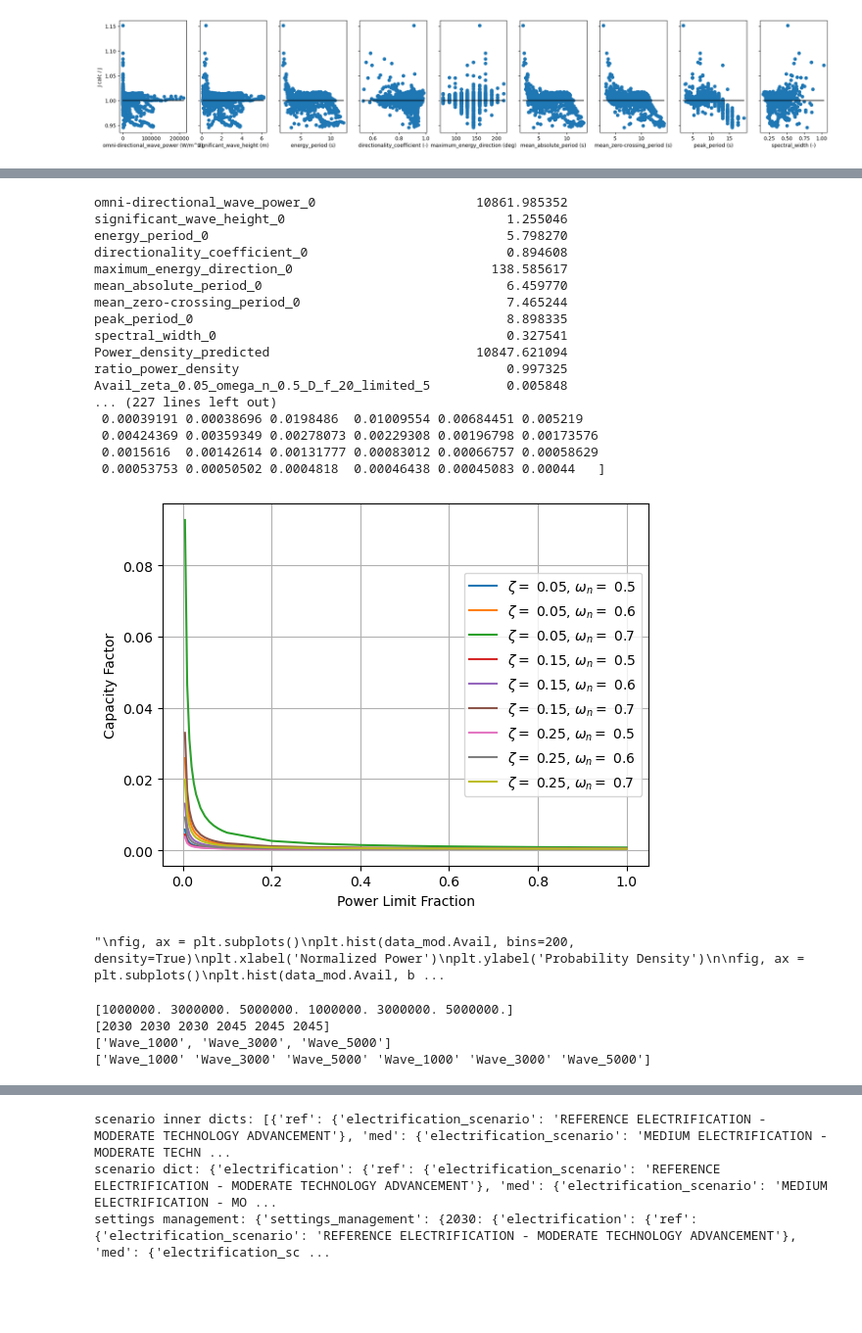
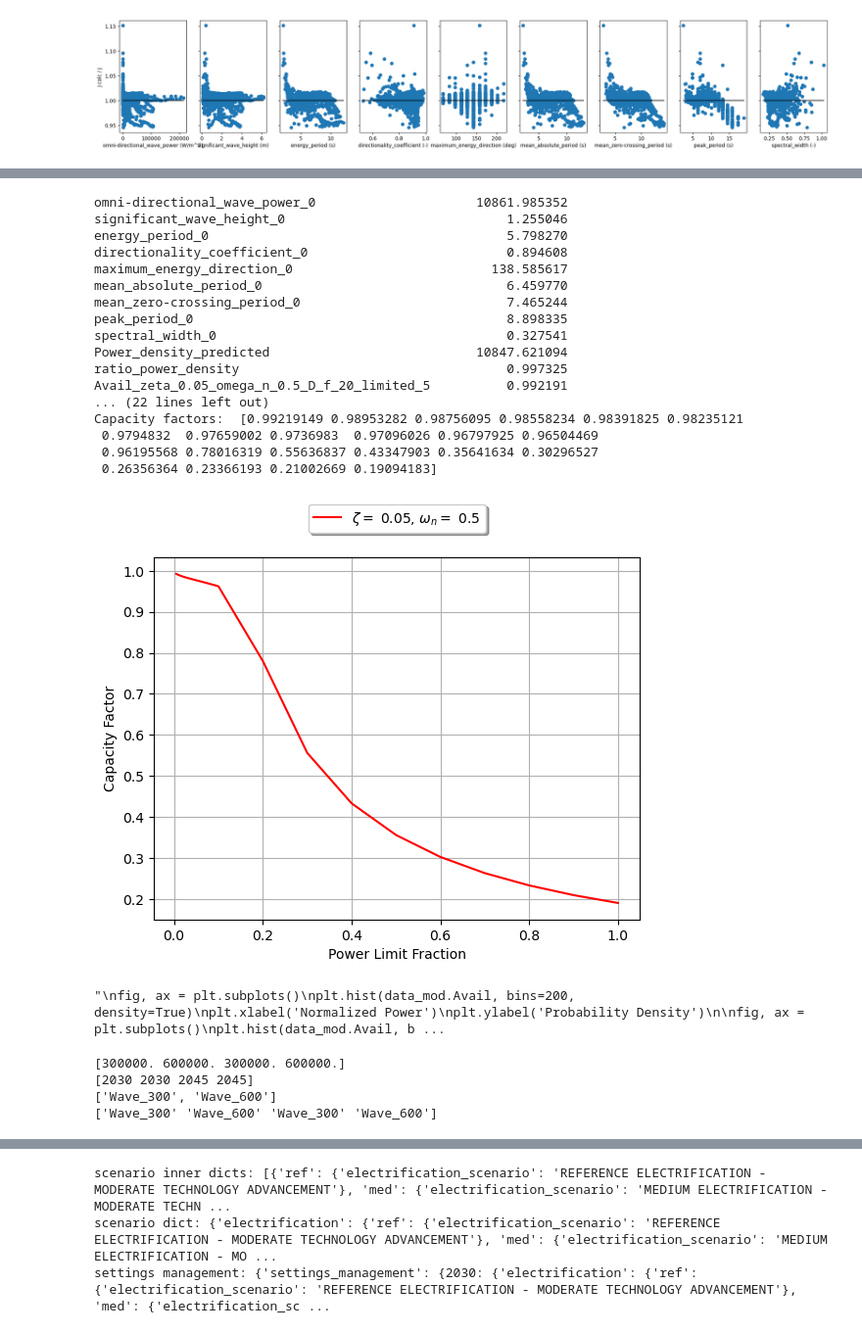
Before and after one commit to symbiotic-engineering/WEC-DECIDER, a Jupyter notebook: .calkit/notebooks/executed/modules/CEM/make_additional_tech_csv.ipynb, the cells around one changed output, grey strips where cells are left out. Shown: that part at 98% size. Cells and saved outputs as stored; diff of their text form; code cells hidden in the pictures; blank space fills up the shorter version.

```diff
--- a/.calkit/notebooks/executed/modules/CEM/make_additional_tech_csv.ipynb
+++ b/.calkit/notebooks/executed/modules/CEM/make_additional_tech_csv.ipynb
@@ -93,16 +93,17 @@ Text(0, 0.5, 'J calc / J ')
 G = 1 # gain for heave (=2 for surge/pitch)
 omega = 2 * np.pi / data_mod["mean_zero-crossing_period_0"]
 
-zeta_range = [0.05, 0.15, 0.25]#[0.01, 0.05, 0.1, 0.2, 1]
-omega_n_range = [0.5, 0.6, 0.7]#[0.4, 0.5, 0.6, 0.7, 1.5]
+zeta_range = [0.05]#[0.01, 0.05, 0.1, 0.2, 1]
+omega_n_range = [0.5]#[0.4, 0.5, 0.6, 0.7, 1.5]
 float_diam_range = [20] #[5, 15, 25, 35]  # in meters
 
 ZETA, OMEGA, OMEGA_N, D_f = np.meshgrid(zeta_range, omega, omega_n_range, float_diam_range)
 
 h = 85 # water depth in meters
 k = wave.resource.wave_number(omega/ (2*np.pi), h)  # wave number
-_,K,_,_ = np.meshgrid(zeta_range, k, omega_n_range, float_diam_range)
-mag_B_0_e = -0.0898 * K + 0.0217 # see fit in MDOcean/dev/B_0_e_vs_frequency.m
+_,K,_,_ = np.meshgrid(zeta_range, k, omega_n_range, float_diam_range) # wave number mesh, to mimic omega mesh
+mag_B_0_e_nondim = -0.0898 * K + 0.0217 # see fit in MDOcean/dev/B_0_e_vs_frequency.m
+mag_B_0_e = mag_B_0_e_nondim * h
 
 denom = np.cosh(K*h) * np.abs(Hankel(0,K*D_f/2))
 N_0 = 1 / 2 * (1 + np.sinh(2 * K * h) / (2 * K * h))
@@ -144,13 +145,23 @@ for d_idx in range(len(float_diam_range)):
     fig, ax = plt.subplots(len(zeta_range), len(omega_n_range), sharey=True, figsize=(10,8))
     for z_idx in range(len(zeta_range)):
         for o_idx in range(len(omega_n_range)):
-            ax[z_idx, o_idx].plot(CW_frac_raw[:, z_idx, o_idx])
-            ax[z_idx, o_idx].plot([0, len(CW_frac_raw[:, z_idx, o_idx])], [1, 1], 'k')
+            # deal with axes size for scalars
+            if len(zeta_range) == 1 and len(omega_n_range) == 1:
+                ax_obj = ax
+            elif len(zeta_range) == 1:
+                ax_obj = ax[o_idx]
+            elif len(omega_n_range) == 1:
+                ax_obj = ax[z_idx]
+            else:
+                ax_obj = ax[z_idx, o_idx]
+
+            ax_obj.plot(CW_frac_raw[:, z_idx, o_idx])
+            ax_obj.plot([0, len(CW_frac_raw[:, z_idx, o_idx])], [1, 1], 'k')
             if z_idx == 0:
-                ax[z_idx, o_idx].set_title("$\omega_n =$ " + str(omega_n_range[o_idx]))
+                ax_obj.set_title("$\omega_n =$ " + str(omega_n_range[o_idx]))
             if o_idx == 0:
-                ax[z_idx, o_idx].set_ylabel("$\zeta =$ " + str(zeta_range[z_idx]))
-            ax[z_idx, o_idx].set_ylim([0, 1.5])
+                ax_obj.set_ylabel("$\zeta =$ " + str(zeta_range[z_idx]))
+            ax_obj.set_ylim([0, 1.5])
     fig.supxlabel("time index (3-hour intervals)")
     fig.supylabel("Raw CW fraction for $D_f =$ " + str(float_diam_range[d_idx]) + " m")
 # %% [output]
@@ -162,7 +173,9 @@ P_lim_list = np.concatenate( (np.linspace(0.005, 0.025, num=5), np.linspace(0.03
 for d_idx in range(len(float_diam_range)):
     for z_idx in range(len(zeta_range)):
         for o_idx in range(len(omega_n_range)):
-            key_unlimited = "Avail_zeta_" + str(zeta_range[z_idx]) + "_omega_n_" + str(omega_n_range[o_idx]) + "_D_f_" + str(float_diam_range[d_idx])
+            key_unlimited = "Avail_zeta_" + str(zeta_range[z_idx]) + \
+                            "_omega_n_"   + str(omega_n_range[o_idx]) + \
+                            "_D_f_"       + str(float_diam_range[d_idx])
             data_unlimited = CW_frac[:, z_idx, o_idx, d_idx] / np.max(CW_frac[:, z_idx, o_idx, d_idx])
             for P_limit in P_lim_list:
                 key_limited = key_unlimited + "_limited_" + str(int(P_limit*1000))
@@ -188,31 +201,35 @@ peak_period_0                                         8.898335
 spectral_width_0                                      0.327541
 Power_density_predicted                           10847.621094
 ratio_power_density                                   0.997325
-Avail_zeta_0.05_omega_n_0.5_D_f_20_limited_5          0.005848
-... (227 lines left out)
- 0.00039191 0.00038696 0.0198486  0.01009554 0.00684451 0.005219
- 0.00424369 0.00359349 0.00278073 0.00229308 0.00196798 0.00173576
- 0.0015616  0.00142614 0.00131777 0.00083012 0.00066757 0.00058629
- 0.00053753 0.00050502 0.0004818  0.00046438 0.00045083 0.00044   ]
+Avail_zeta_0.05_omega_n_0.5_D_f_20_limited_5          0.992191
+... (22 lines left out)
+Capacity factors:  [0.99219149 0.98953282 0.98756095 0.98558234 0.98391825 0.98235121
+ 0.9794832  0.97659002 0.9736983  0.97096026 0.96797925 0.96504469
+ 0.96195568 0.78016319 0.55636837 0.43347903 0.35641634 0.30296527
+ 0.26356364 0.23366193 0.21002669 0.19094183]
 # %%
 
 P_lim_list_full = np.concatenate((P_lim_list,[1]))
 lens = (len(P_lim_list_full),len(zeta_range), len(omega_n_range))
 P_lim_frac = np.broadcast_to(P_lim_list_full[:,None,None], lens)
 CF_matrix = np.reshape(CFs, (lens[1],lens[2],lens[0])).transpose(2, 0, 1)
 
+cols = ['r','b','g']
+lines = ['-', '--', ':']
 fig, ax = plt.subplots()
 for z_idx in range(len(zeta_range)):
     for o_idx in range(len(omega_n_range)):
-        ax.plot(P_lim_frac[:, z_idx, o_idx], CF_matrix[:, z_idx, o_idx], label="$\zeta =$ " + str(zeta_range[z_idx]) + ", $\omega_n =$ " + str(omega_n_range[o_idx]))
+        ax.plot(P_lim_frac[:, z_idx, o_idx], CF_matrix[:, z_idx, o_idx], color=cols[z_idx], linestyle=lines[o_idx],
+                label="$\zeta =$ " + str(zeta_range[z_idx]) + ", $\omega_n =$ " + str(omega_n_range[o_idx]))
 ax.set_ylabel('Capacity Factor')
 ax.set_xlabel('Power Limit Fraction')
 
-ax.legend(loc='center right')
+ax.legend(loc='lower center', bbox_to_anchor=(0.5, 1.05),
+          ncol=3, fancybox=True, shadow=True)
 ax.grid()
 plt.show()
 # %% [output]
-[figure, old version]
+[figure, new version]
 # %%
 """
 fig, ax = plt.subplots()
@@ -229,9 +246,9 @@ plt.xlim([0,0.12])
 # %% [output]
 "\nfig, ax = plt.subplots()\nplt.hist(data_mod.Avail, bins=200, density=True)\nplt.xlabel('Normalized Power')\nplt.ylabel('Probability Density')\n\nfig, ax = plt.subplots()\nplt.hist(data_mod.Avail, b ...
 # %%
-cap_costs = 1e3 * np.linspace(1000., 5000., 3) # USD/MW
+cap_costs = 1e3 * np.array([300, 600])# 2000, 8500, 15000]) # USD/MW. Wind is around 1e3 * 1,600, nominal RM3 is around 1e3 * 13,000
 years = [2030,2045]
-P_lims = np.array([0.1, 0.4, 0.7, 1.0])
+P_lims = np.array([0.4]) #0.1, 0.4, 0.7, 1.0])
 
 cap_cost_mesh, year_mesh = np.meshgrid(cap_costs, years)
 cap_cost_vec = cap_cost_mesh.flatten()
@@ -252,10 +269,10 @@ print(wave_cost_str_repeated)
 
 # use CF to lookup power limit and corresponding availability timeseries
 # %% [output]
-[1000000. 3000000. 5000000. 1000000. 3000000. 5000000.]
-[2030 2030 2030 2045 2045 2045]
-['Wave_1000', 'Wave_3000', 'Wave_5000']
-['Wave_1000' 'Wave_3000' 'Wave_5000' 'Wave_1000' 'Wave_3000' 'Wave_5000']
+[300000. 600000. 300000. 600000.]
+[2030 2030 2045 2045]
+['Wave_300', 'Wave_600']
+['Wave_300' 'Wave_600' 'Wave_300' 'Wave_600']
 # %%
 # make a separate csv per profile
 variability_names = []
```
Also changed, not shown: parts of 5 cells of this notebook, 9 other files.
